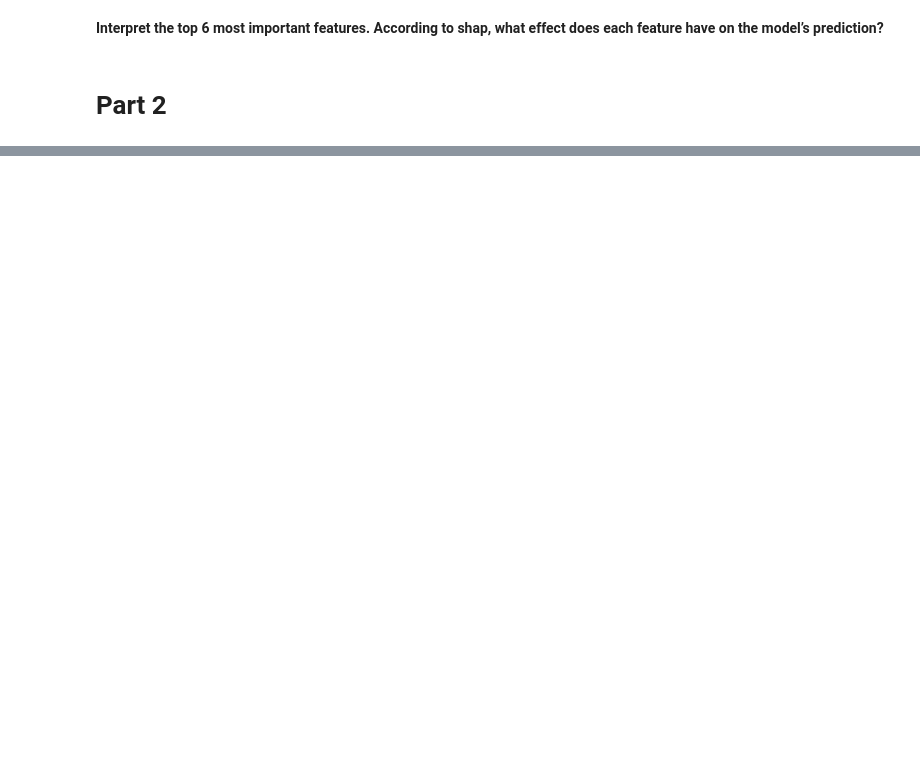
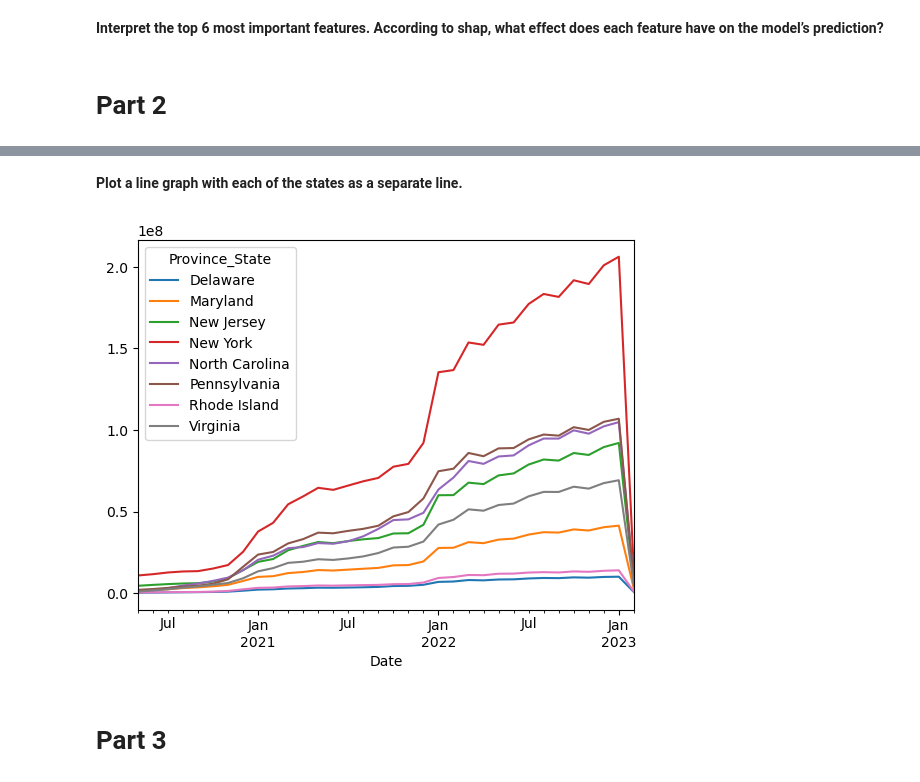
Before and after one commit to kellianneyang/data-visualization-practice, a Jupyter notebook: Mock Belt Exam - Data Visualization Stack.ipynb, the cells around one changed output, grey strips where cells are left out. Drawn from its saved outputs; the diff is of its cells as text; code cells hidden in the pictures; blank space fills up the shorter version.

```diff
--- a/Mock Belt Exam - Data Visualization Stack.ipynb
+++ b/Mock Belt Exam - Data Visualization Stack.ipynb
@@ -453,0 +617,5 @@ shap._explanation.Explanation
+# %%
+df_dateind = melted.set_index('Date')
+
+# check
+df_dateind
@@ -453,0 +642,9 @@ shap._explanation.Explanation
+# %%
+states_to_keep = ['New York', 'New Jersey', 'Pennsylvania',
+                 'Delaware', 'Rhode Island', 'Maryland',
+                 'Virginia', 'North Carolina']
+
+df_filtered = df_dateind[df_dateind['Province_State'].isin(states_to_keep)]
+
+# check
+df_filtered['Province_State'].unique()
@@ -453,0 +654,5 @@ shap._explanation.Explanation
+# %%
+df_filtered = df_filtered[df_filtered.index >= '2020-05-01']
+
+# check
+df_filtered.index
@@ -453,0 +691,5 @@ shap._explanation.Explanation
+# %%
+df_ts = df_filtered.groupby('Province_State').resample('MS').sum(numeric_only = True)
+
+# check
+df_ts
@@ -453,0 +711,10 @@ shap._explanation.Explanation
+# %% [markdown]
+**Plot a line graph with each of the states as a separate line.**
+# %%
+plot_df = df_ts.copy()
+unstacked = plot_df.unstack(level = 0)
+ax = unstacked['Confirmed'].plot()
+# %% [output]
+[figure, added]
+# %% [markdown]
+# Part 3
```
Also changed, not shown: parts of 38 cells of this notebook, 1 other file.
